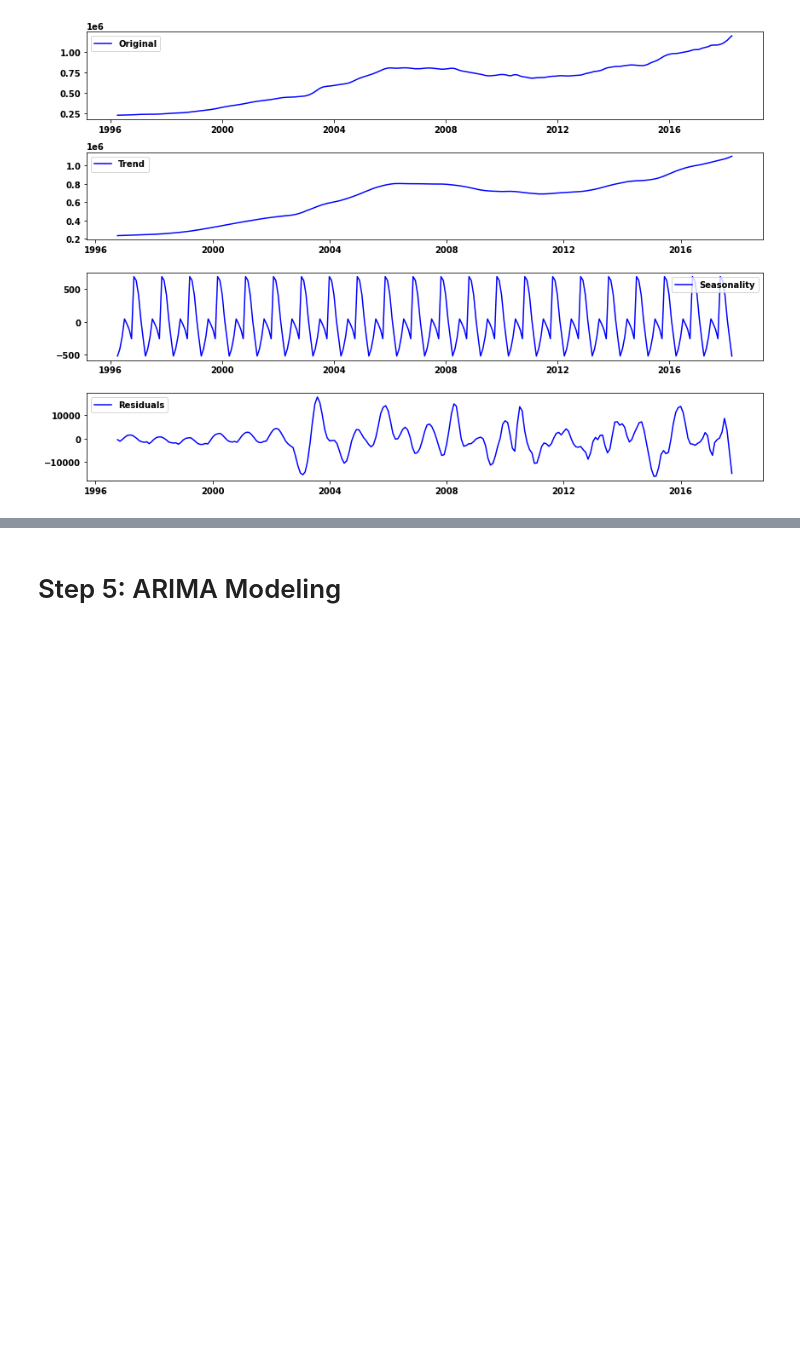
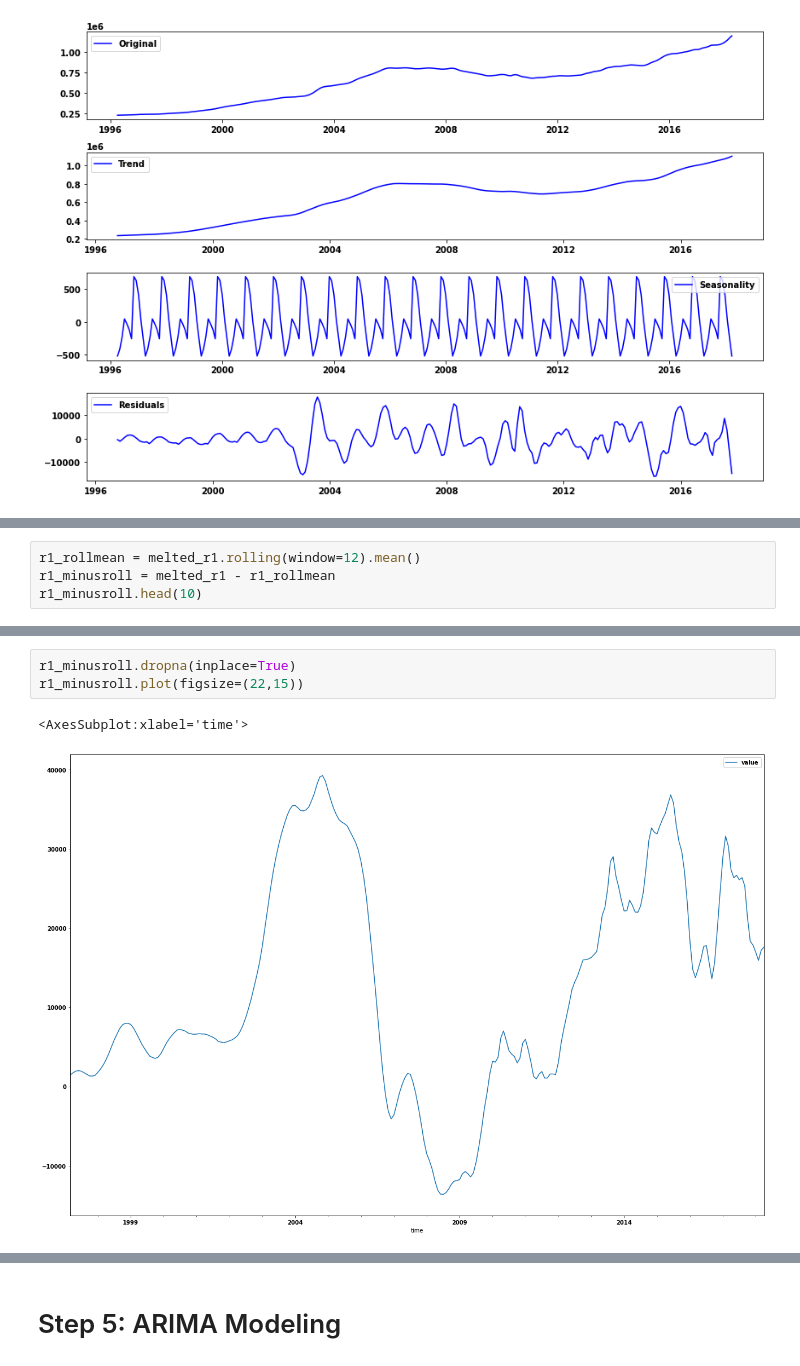
Before and after one commit to yehcolum/ZillowTimeSeries, a Jupyter notebook: time-series/Zillow Data Time Series Analysis.ipynb, the cells around one changed output, grey strips where cells are left out. Drawn from its saved outputs; the diff is of its cells as text; blank space fills up the shorter version.

```diff
--- a/time-series/Zillow Data Time Series Analysis.ipynb
+++ b/time-series/Zillow Data Time Series Analysis.ipynb
@@ -443,0 +476,4 @@ plt.tight_layout()
+# %%
+r1_rollmean = melted_r1.rolling(window=12).mean()
+r1_minusroll = melted_r1 - r1_rollmean
+r1_minusroll.head(10)
@@ -443,0 +493,6 @@ plt.tight_layout()
+# %%
+r1_minusroll.dropna(inplace=True)
+r1_minusroll.plot(figsize=(22,15))
+# %% [output]
+<AxesSubplot:xlabel='time'>
+[figure, added]
```
Also changed, not shown: parts of 25 cells of this notebook.
